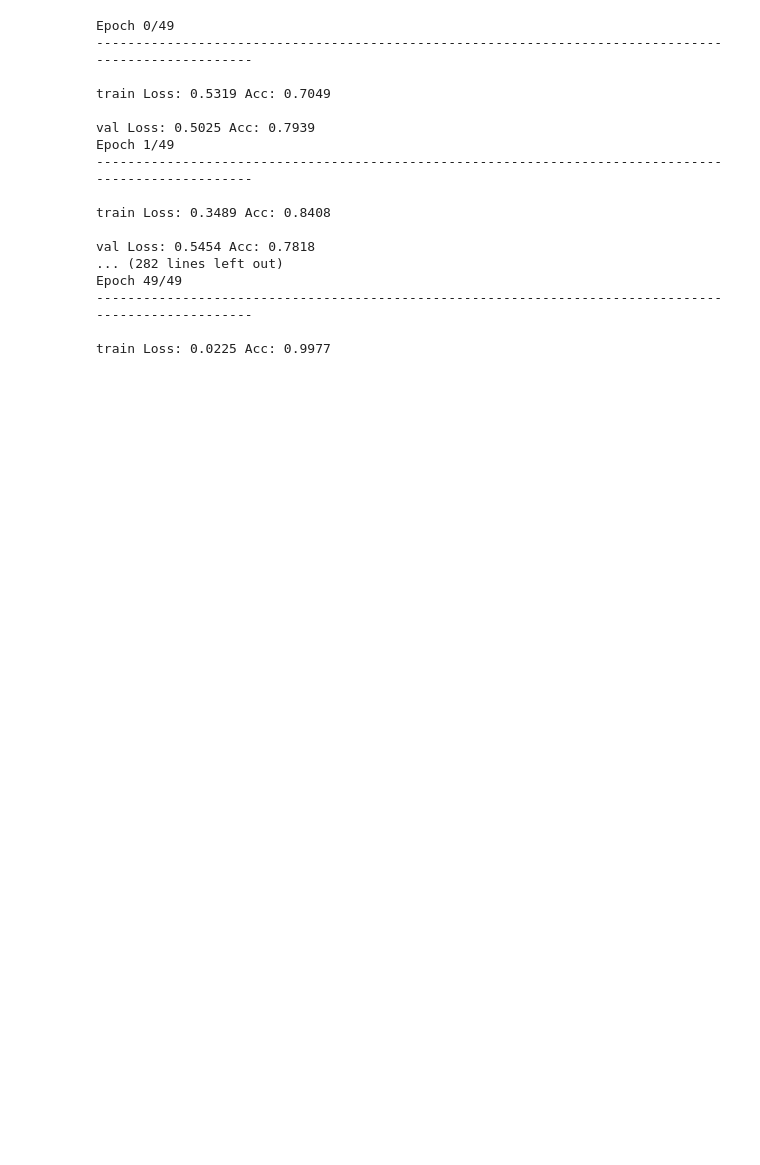
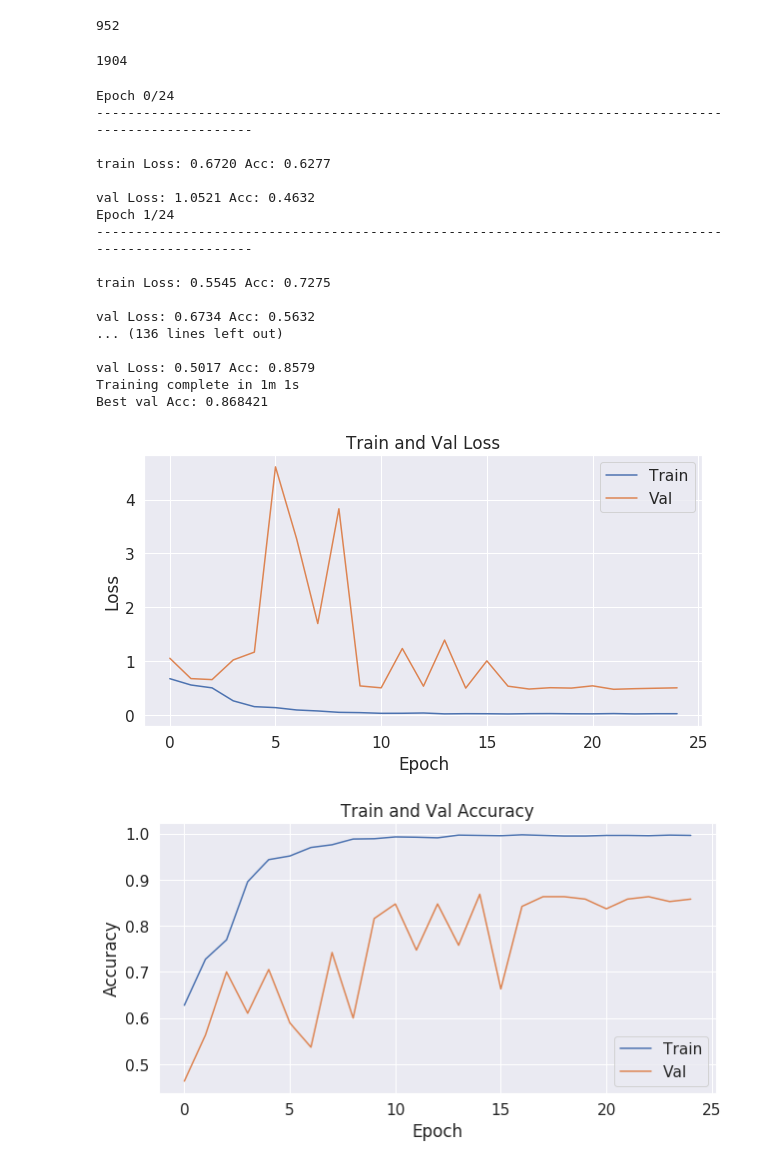
Before and after one commit to sunnywang319/alzheimersdeeplearning, a Jupyter notebook: CNN Models/64 models/GANResnet50_single.ipynb, the cells around one changed output. Drawn from its saved outputs; the diff is of its cells as text; code cells hidden in the pictures; blank space fills up the shorter version.

```diff
--- a/CNN Models/64 models/GANResnet50_single.ipynb
+++ b/CNN Models/64 models/GANResnet50_single.ipynb
@@ -94,23 +94,23 @@ lengths = [
     int(len(dataset) * 0.1),
     int(len(dataset) * 0.1) + 1
 ]
+# %%
+705 + 247
+# %% [output]
+952
 # %%
-extra = torch.load('../../datasets/64ADgan1.pt')
+extraAD = torch.load('../../datasets/64ADgan1.pt')
+extraNC = torch.load('../../datasets/64NCgan1.pt')
 olddataset = torch.load('../../datasets/64datasetsingle.pt')
 
-AD = []
 
-for imgdata1 in extra:
-    imgdata1 = torch.stack([imgdata1, imgdata1, imgdata1], 0)
-    AD.append((imgdata1.reshape(3, 64, 64).double(), torch.tensor(1).long()))
-
-dataset = torch.utils.data.ConcatDataset((olddataset, AD))
+dataset = torch.utils.data.ConcatDataset((olddataset, extraAD, extraNC[:247]))
 
 lengths = [
 
     int(len(dataset) * 0.8),
     int(len(dataset) * 0.1),
-    int(len(dataset) * 0.1) + 2
+    int(len(dataset) * 0.1) + 1
 ]
 
 
@@ -120,6 +120,10 @@ image_datasets = {'train': trainset, 'val': valset, 'test': testset}
 dataloaders = {x: DataLoader(image_datasets[x], batch_size=32, shuffle=True, num_workers=4)
               for x in ['train', 'val', 'test']}
 dataset_sizes = {x: len(image_datasets[x]) for x in ['train', 'val', 'test']}
+
+len(dataset)
+# %% [output]
+1904
 # %%
 import seaborn as sns
 sns.set(font_scale=1.4)
@@ -231,29 +235,31 @@ def train_model(model, criterion, optimizer, scheduler, dataloaders, dataset_siz
 # %%
 model = models.resnet50(pretrained=True).to(device)
 model.fc = nn.Linear(model.fc.in_features, 2).to(device)
 criterion = nn.CrossEntropyLoss()
 optimizer_ft = torch.optim.SGD(model.parameters(), lr=0.001, momentum=0.9)
 exp_lr_scheduler = lr_scheduler.StepLR(optimizer_ft, step_size=7, gamma=0.1)
 model = train_model(model,  criterion, optimizer_ft, exp_lr_scheduler, dataloaders, dataset_sizes,
-                       num_epochs=50)
+                       num_epochs=25)
 # %% [output]
-Epoch 0/49
+Epoch 0/24
 ----------------------------------------------------------------------------------------------------
 
-train Loss: 0.5319 Acc: 0.7049
+train Loss: 0.6720 Acc: 0.6277
 
-val Loss: 0.5025 Acc: 0.7939
-Epoch 1/49
+val Loss: 1.0521 Acc: 0.4632
+Epoch 1/24
 ----------------------------------------------------------------------------------------------------
 
-train Loss: 0.3489 Acc: 0.8408
+train Loss: 0.5545 Acc: 0.7275
 
-val Loss: 0.5454 Acc: 0.7818
-... (282 lines left out)
-Epoch 49/49
-----------------------------------------------------------------------------------------------------
+val Loss: 0.6734 Acc: 0.5632
+... (136 lines left out)
 
-train Loss: 0.0225 Acc: 0.9977
+val Loss: 0.5017 Acc: 0.8579
+Training complete in 1m 1s
+Best val Acc: 0.868421
+[figure, added]
+[figure, added]
 # %%
 import numpy as np
 import matplotlib.pyplot as plt
```
Also changed, not shown: parts of 2 cells of this notebook, 54 other files.
